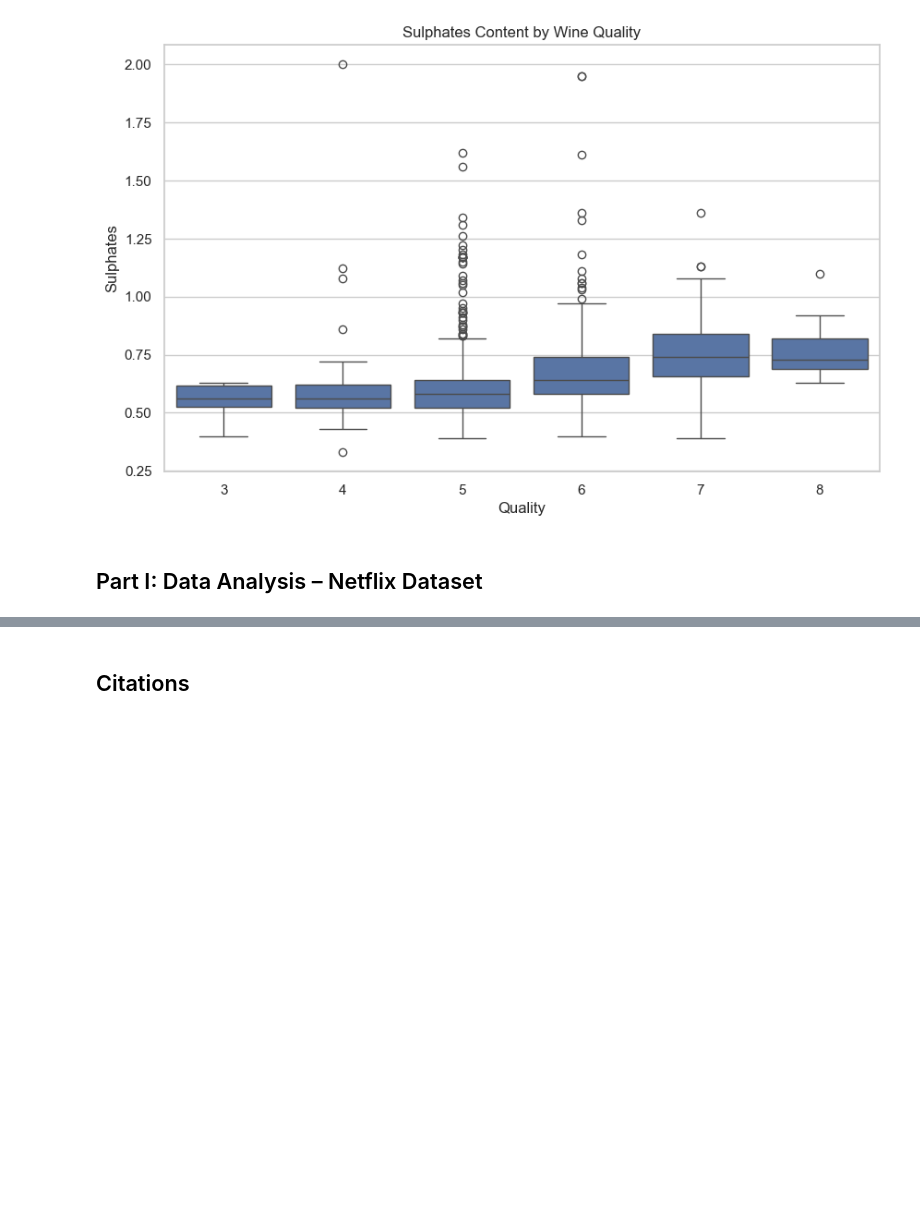
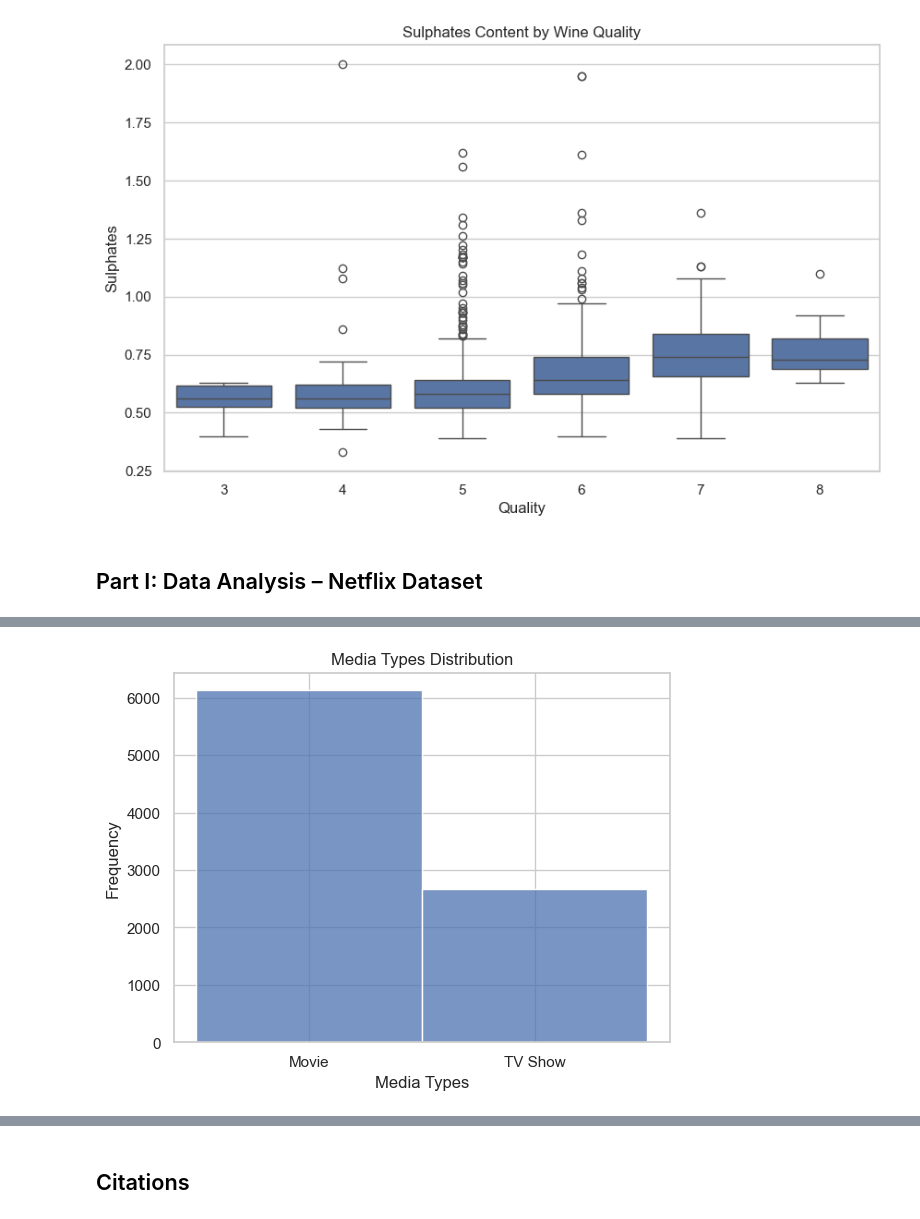
Before and after one commit to siqic4747/CSE474-574_Assignment_2, a Jupyter notebook: mthamilv_scheng42_assignment2_checkpoint.ipynb, the cells around one changed output, grey strips where cells are left out. Saved outputs shown, nothing was run; the diff lists cells and outputs as text; code cells hidden in the pictures; blank space fills up the shorter version.

Commit message:
Added Netflix dataset and analysis

```diff
--- a/mthamilv_scheng42_assignment2_checkpoint.ipynb
+++ b/mthamilv_scheng42_assignment2_checkpoint.ipynb
@@ -178,4 +178,4 @@ plt.show()
 ## Part I: Data Analysis – Netflix Dataset
 # %%
 ## 1. Load the Netflix dataset
-df_netflix = pd.read_csv('datastes/netflix.csv')
+df_netflix = pd.read_csv('datastes/netflix_titles.csv')
@@ -191,4 +279,18 @@ df_netflix.head()
 # %%
 ### Fill missing values (if any)
+# Missing values present in "director", "cast", "country", "date_added", "rating", and "duration"
+# Filling the Categorical values with "Unknown" and numerical with the mean of the column
+
+df_netflix.fillna(
+    {
+        "director": "Unknown",
+        "cast": "Unknown",
+        "country": "Unknown",
+        "date_added": "Unknown",
+        "rating": "Unknown",
+        "duration": "Unknown",
+    },
+    inplace=True
+    )
 # %%
 ### Convert string columns to categorical (if any)
@@ -195,2 +317,11 @@ df_netflix.head()
 # %%
 ## 4. Data Visualization
+# Type Distribution
+plt.figure()
+sns.histplot(df_netflix['type'])
+plt.title('Media Types Distribution')
+plt.xlabel('Media Types')
+plt.ylabel('Frequency')
+plt.show()
+# %% [output]
+[figure, added]
```
Also changed, not shown: parts of 10 cells of this notebook, 2 other files.
